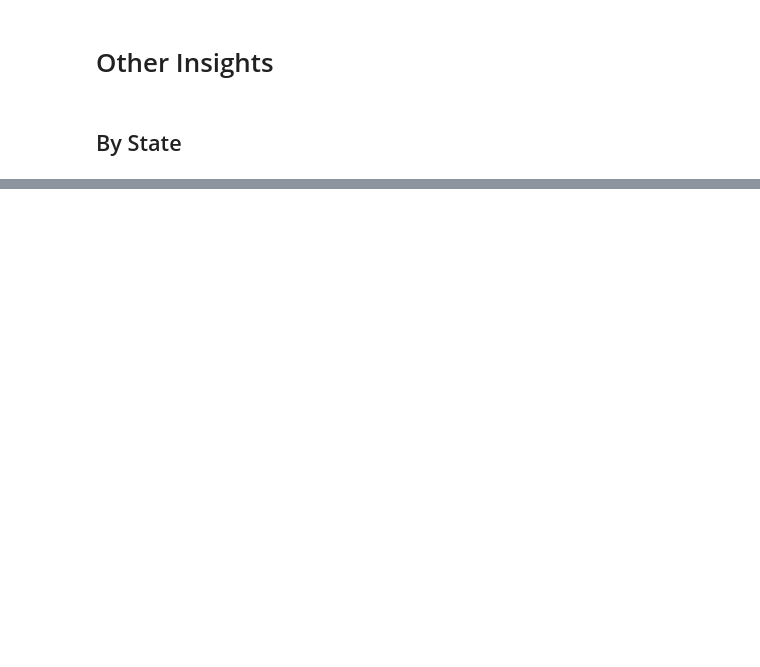
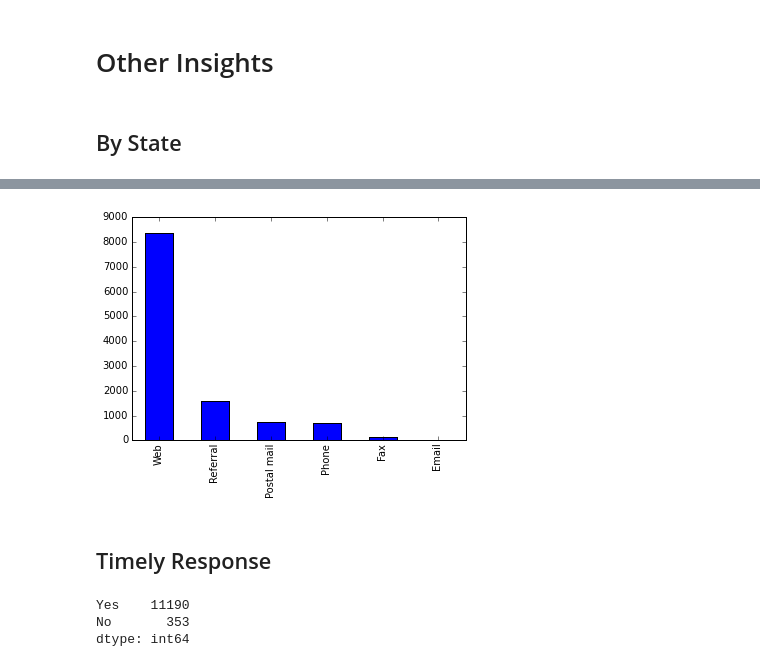
Before and after one commit to TylerKotkin/consumer-complaints, a Jupyter notebook: consumer_complaints.ipynb, the cells around one changed output, grey strips where cells are left out. Drawn from its saved outputs; the diff is of its cells as text; code cells hidden in the pictures; blank space fills up the shorter version.

```diff
--- a/consumer_complaints.ipynb
+++ b/consumer_complaints.ipynb
@@ -178,0 +195,7 @@ top_states.plot(kind='bar')
+# %%
+submitted_via.plot(kind='bar')
+plt.show()
+# %% [output]
+[figure, added]
+# %% [markdown]
+## Timely Response
@@ -178,0 +206,6 @@ top_states.plot(kind='bar')
+# %%
+timely
+# %% [output]
+Yes    11190
+No       353
+dtype: int64
```
Also changed, not shown: parts of 15 cells of this notebook.
